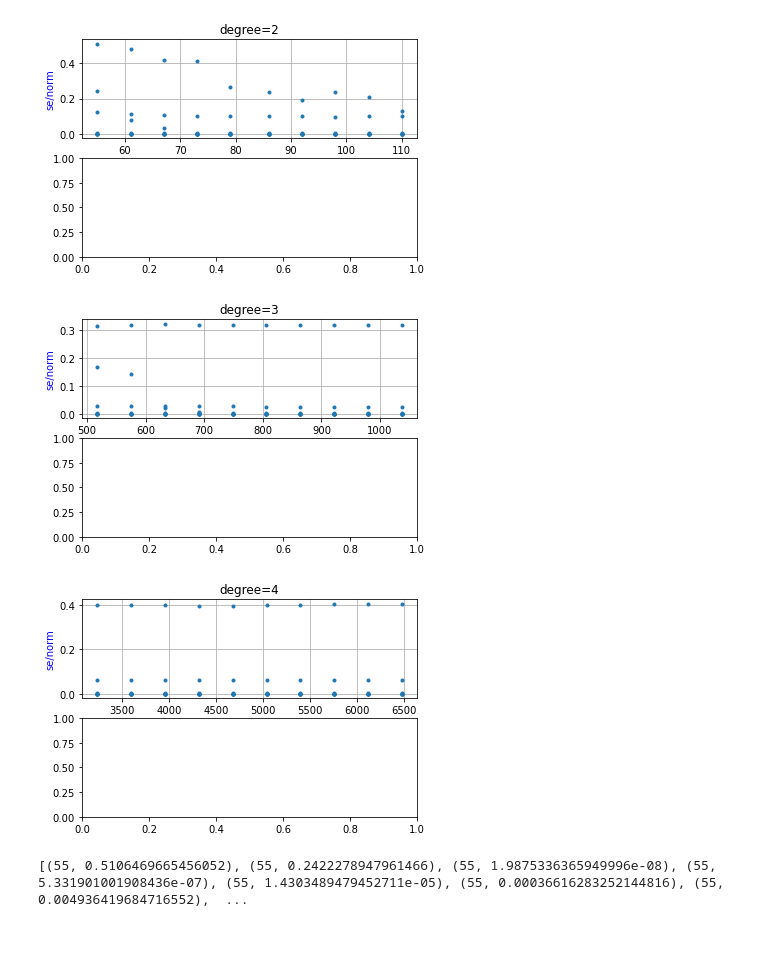
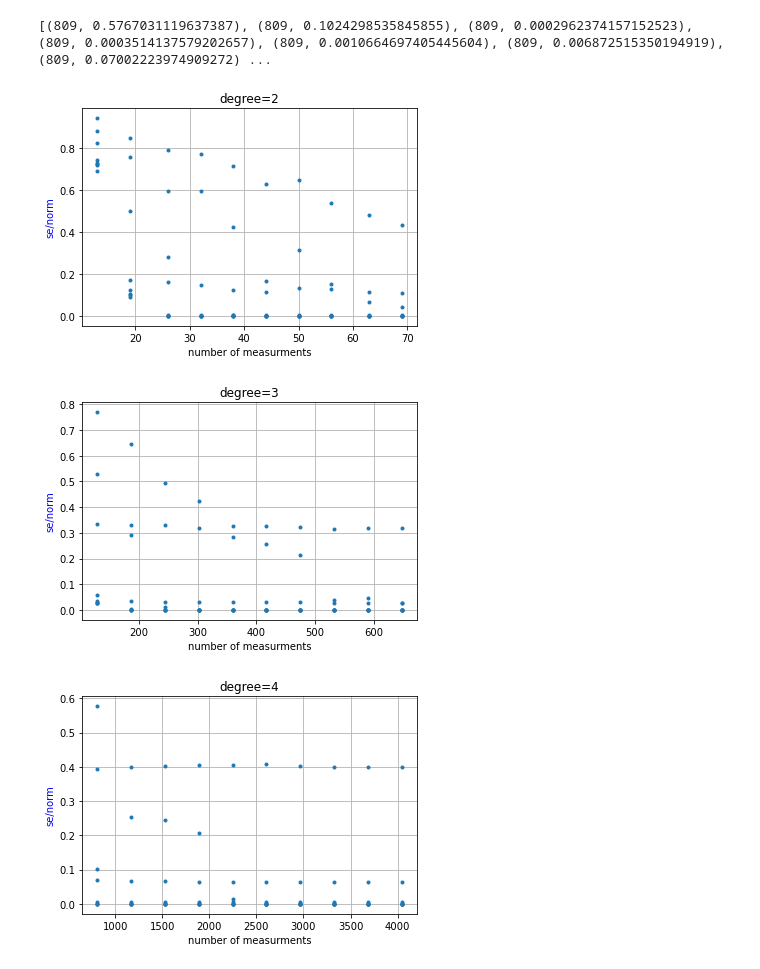
Before and after one commit to andisheh94/sparse_fourier_and_cs_on_xgboost, a Jupyter notebook: learning_boolean_functions/plotter/plotter.ipynb, the cells around one changed output. Cells and saved outputs as stored; diff of their text form; code cells hidden in the pictures; blank space fills up the shorter version.

```diff
--- a/learning_boolean_functions/plotter/plotter.ipynb
+++ b/learning_boolean_functions/plotter/plotter.ipynb
@@ -12,13 +12,13 @@ no_trees = 100
 result_cs = {}
 for depth in range(2,5):
     result_cs[depth] = []
-    for C in np.linspace(0.8,1.6,10):
+    for C in np.linspace(0.2, 1, 10):
         for lmda_i, lmda in enumerate(10 ** np.linspace(-4,1,8)):
             try:
-                f =open(f"../results/cs/{dataset}_n={n}_no_trees={no_trees}_depth={depth}C={C:.3}_lambda={lmda:.6}.json")
+                f =open(f"../results/cs/{dataset}_n={n}_no_trees={no_trees}_depth={depth}_C={C:.3}_lambda={lmda:.6}.json")
                 data = json.loads(f.read())
                 print(data)
                 result_cs[depth].append((data["measurements"], data["mse"]/data['true_fourier_norm_squared']))
             except:
-                print(f"Couldn't find results/{dataset}_n={n}_no_trees={no_trees}_depth={depth}C={C:.3}_lambda={lmda:.6}.json")
+                print(f"Couldn't find results/{dataset}_n={n}_no_trees={no_trees}_depth={depth}_C={C:.3}_lambda={lmda:.6}.json")
 # %% [output]
@@ -42,19 +42,19 @@ for depth in range(2,5):
+# %%
+print(result_cs[4])
+# %% [output]
+[(809, 0.5767031119637387), (809, 0.1024298535845855), (809, 0.0002962374157152523), (809, 0.0003514137579202657), (809, 0.0010664697405445604), (809, 0.006872515350194919), (809, 0.07002223974909272) ...
 # %%
 for depth in range(2,5):
-    fig, (ax1, ax2) = plt.subplots(2, 1)
-    ax1.set_ylabel("se/norm", color="blue")
-    ax1.set_xlabel("number of measurments")
-    ax1.plot([a[0] for a in result_cs[depth]],[a[1] for a in result_cs[depth]],'.')
-    ax1.xaxis.grid()
-    ax1.yaxis.grid()
-    ax1.set_title(f"degree={depth}")
+    fig, ax = plt.subplots()
+    ax.set_ylabel("se/norm", color="blue")
+    ax.set_xlabel("number of measurments")
+    ax.plot([a[0] for a in result_cs[depth]],[a[1] for a in result_cs[depth]],'.')
+    ax.xaxis.grid()
+    ax.yaxis.grid()
+    ax.set_title(f"degree={depth}")
     #plt.savefig(f"images/random/n={n}_d={degree}", dpi=300)
     plt.show()
 # %% [output]
-[figure, old version]
+[figure, new version]
-[figure, old version]
+[figure, new version]
-[figure, old version]
+[figure, new version]
-# %%
-print(result_cs[2])
-# %% [output]
-[(55, 0.5106469665456052), (55, 0.2422278947961466), (55, 1.9875336365949996e-08), (55, 5.331901001908436e-07), (55, 1.4303489479452711e-05), (55, 0.00036616283252144816), (55, 0.004936419684716552),  ...
```
Also changed, not shown: parts of 7 cells of this notebook, 14 other files.
